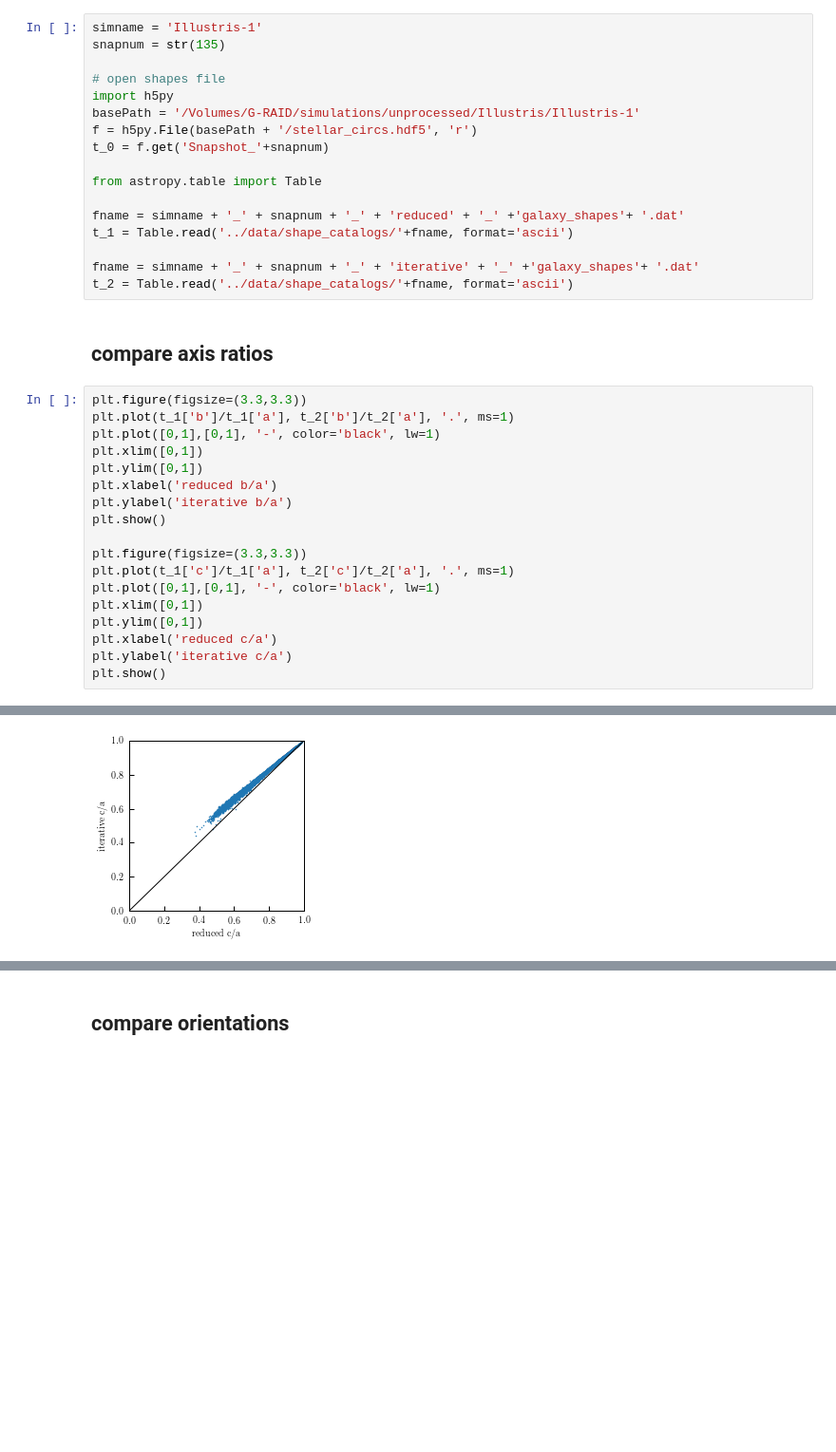
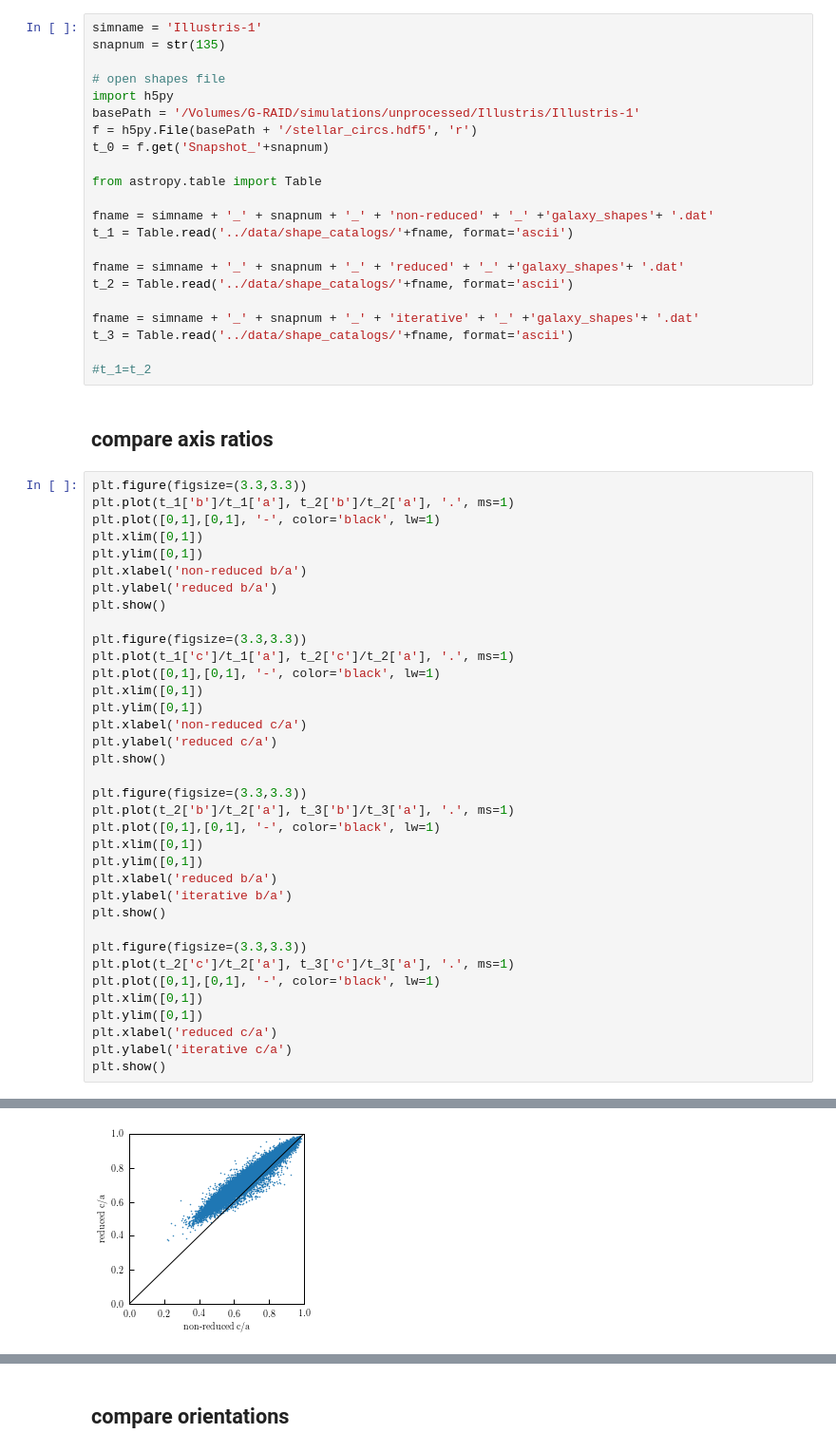
Before and after one commit to duncandc/Illustris_Shapes, a Jupyter notebook: notebooks/Compare_Shape_Measurements.ipynb, the cells around one changed output, grey strips where cells are left out. Shown at 95% size. Drawn from its saved outputs; the diff is of its cells as text; blank space fills up the shorter version.

```diff
--- a/notebooks/Compare_Shape_Measurements.ipynb
+++ b/notebooks/Compare_Shape_Measurements.ipynb
@@ -17,16 +17,39 @@ t_0 = f.get('Snapshot_'+snapnum)
 
 from astropy.table import Table
 
-fname = simname + '_' + snapnum + '_' + 'reduced' + '_' +'galaxy_shapes'+ '.dat'
+fname = simname + '_' + snapnum + '_' + 'non-reduced' + '_' +'galaxy_shapes'+ '.dat'
 t_1 = Table.read('../data/shape_catalogs/'+fname, format='ascii')
 
+fname = simname + '_' + snapnum + '_' + 'reduced' + '_' +'galaxy_shapes'+ '.dat'
+t_2 = Table.read('../data/shape_catalogs/'+fname, format='ascii')
+
 fname = simname + '_' + snapnum + '_' + 'iterative' + '_' +'galaxy_shapes'+ '.dat'
-t_2 = Table.read('../data/shape_catalogs/'+fname, format='ascii')
+t_3 = Table.read('../data/shape_catalogs/'+fname, format='ascii')
+
+#t_1=t_2
 # %% [markdown]
 ## compare axis ratios
 # %%
 plt.figure(figsize=(3.3,3.3))
 plt.plot(t_1['b']/t_1['a'], t_2['b']/t_2['a'], '.', ms=1)
+plt.plot([0,1],[0,1], '-', color='black', lw=1)
+plt.xlim([0,1])
+plt.ylim([0,1])
+plt.xlabel('non-reduced b/a')
+plt.ylabel('reduced b/a')
+plt.show()
+
+plt.figure(figsize=(3.3,3.3))
+plt.plot(t_1['c']/t_1['a'], t_2['c']/t_2['a'], '.', ms=1)
+plt.plot([0,1],[0,1], '-', color='black', lw=1)
+plt.xlim([0,1])
+plt.ylim([0,1])
+plt.xlabel('non-reduced c/a')
+plt.ylabel('reduced c/a')
+plt.show()
+
+plt.figure(figsize=(3.3,3.3))
+plt.plot(t_2['b']/t_2['a'], t_3['b']/t_3['a'], '.', ms=1)
 plt.plot([0,1],[0,1], '-', color='black', lw=1)
 plt.xlim([0,1])
 plt.ylim([0,1])
@@ -35,7 +58,7 @@ plt.ylabel('iterative b/a')
 plt.show()
 
 plt.figure(figsize=(3.3,3.3))
-plt.plot(t_1['c']/t_1['a'], t_2['c']/t_2['a'], '.', ms=1)
+plt.plot(t_2['c']/t_2['a'], t_3['c']/t_3['a'], '.', ms=1)
 plt.plot([0,1],[0,1], '-', color='black', lw=1)
 plt.xlim([0,1])
 plt.ylim([0,1])
@@ -47 +70 @@ plt.show()
-[figure, old version]
+[figure, new version]
```
Also changed, not shown: parts of 5 cells of this notebook, 2 other files.
